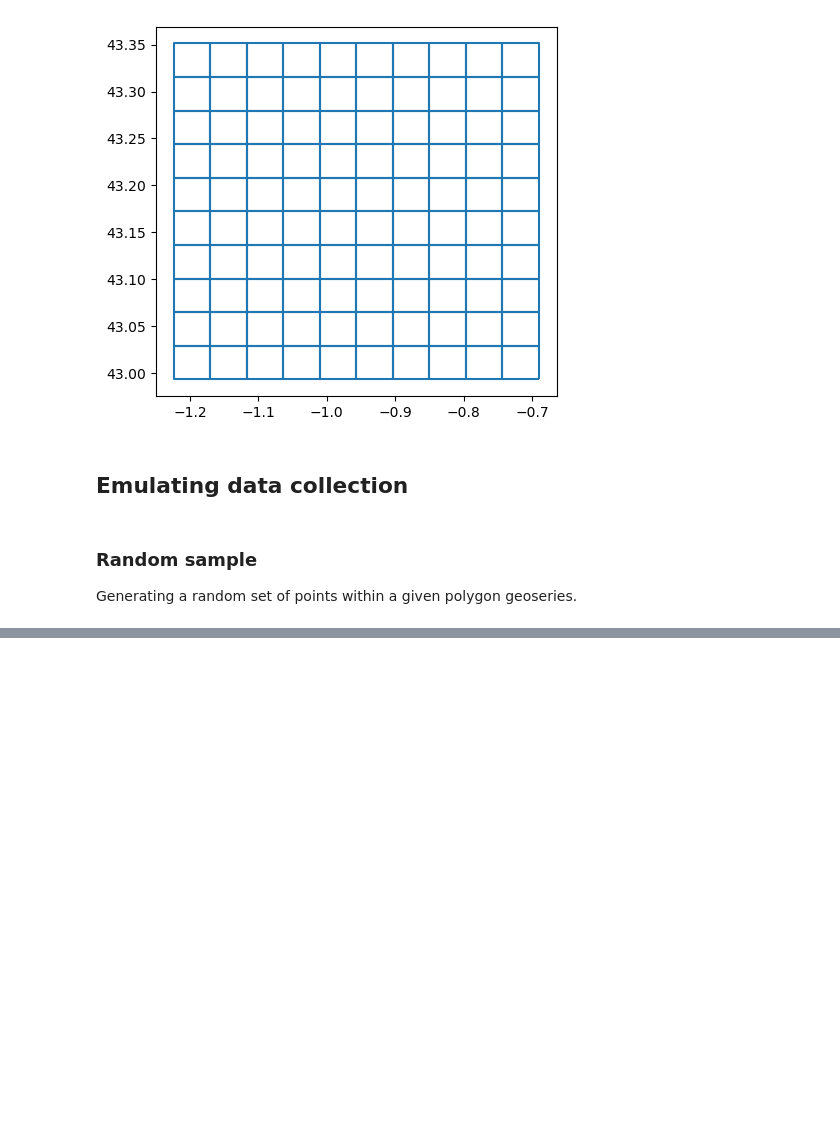
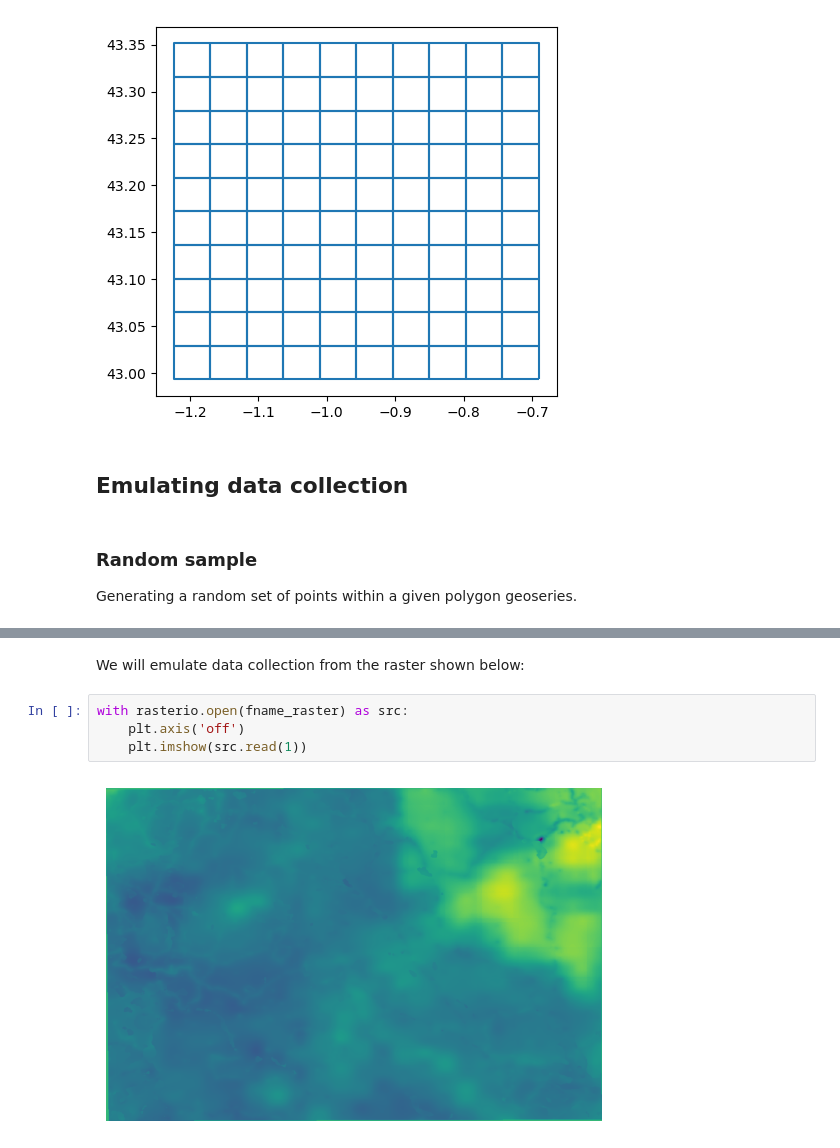
Before and after one commit to franckalbinet/trufl, a Jupyter notebook: nbs/tutorials/quick_start.ipynb, the cells around one changed output, grey strips where cells are left out. Cells and saved outputs as stored; diff of their text form; blank space fills up the shorter version.

```diff
--- a/nbs/tutorials/quick_start.ipynb
+++ b/nbs/tutorials/quick_start.ipynb
@@ -42,0 +55,8 @@ Sample simulated values/measurements from a given `.tiff` raster file at given l
+# %% [markdown]
+We will emulate data collection from the raster shown below:
+# %%
+with rasterio.open(fname_raster) as src:
+    plt.axis('off')
+    plt.imshow(src.read(1))
+# %% [output]
+[figure, added]
```
Also changed, not shown: parts of 10 cells of this notebook, 6 other files.
